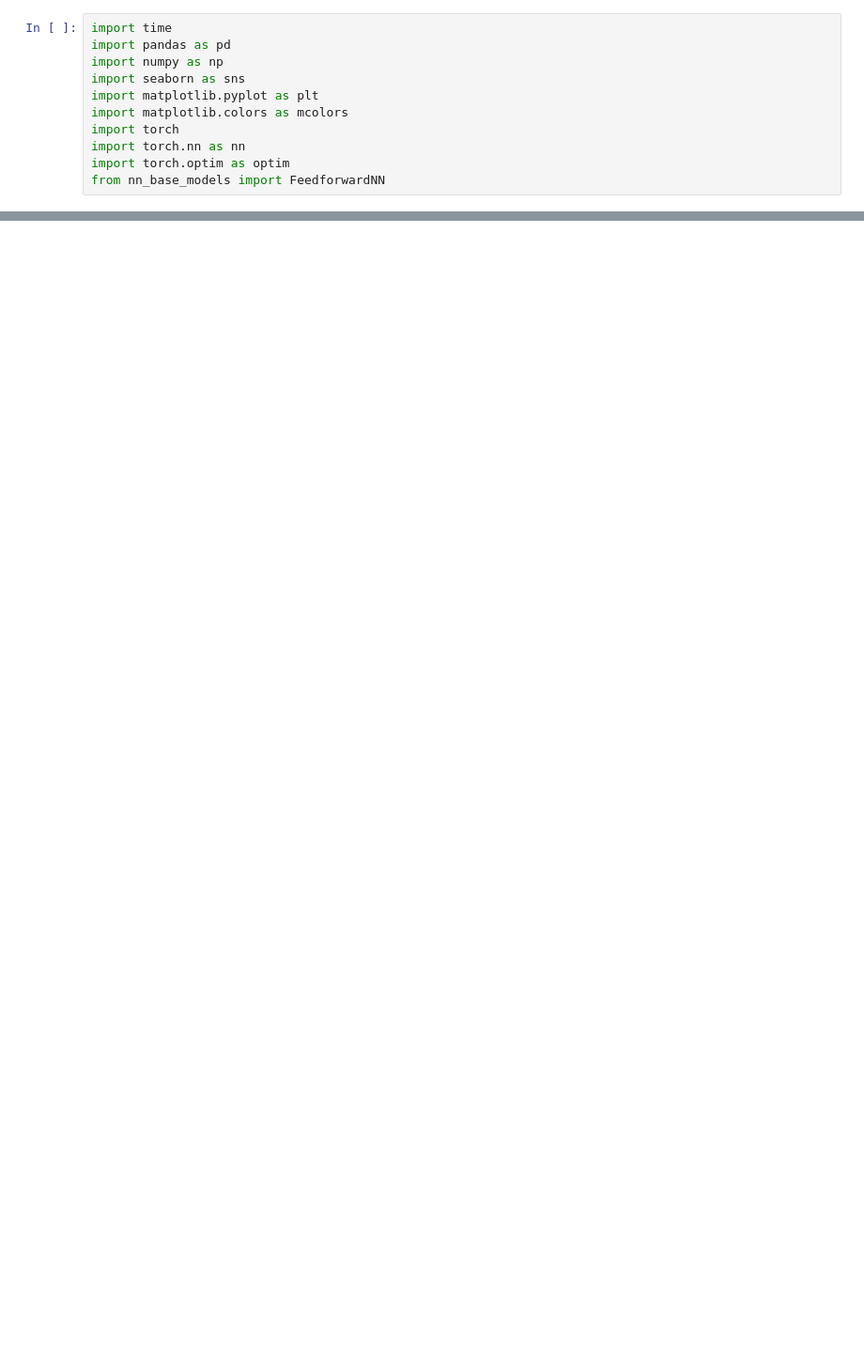
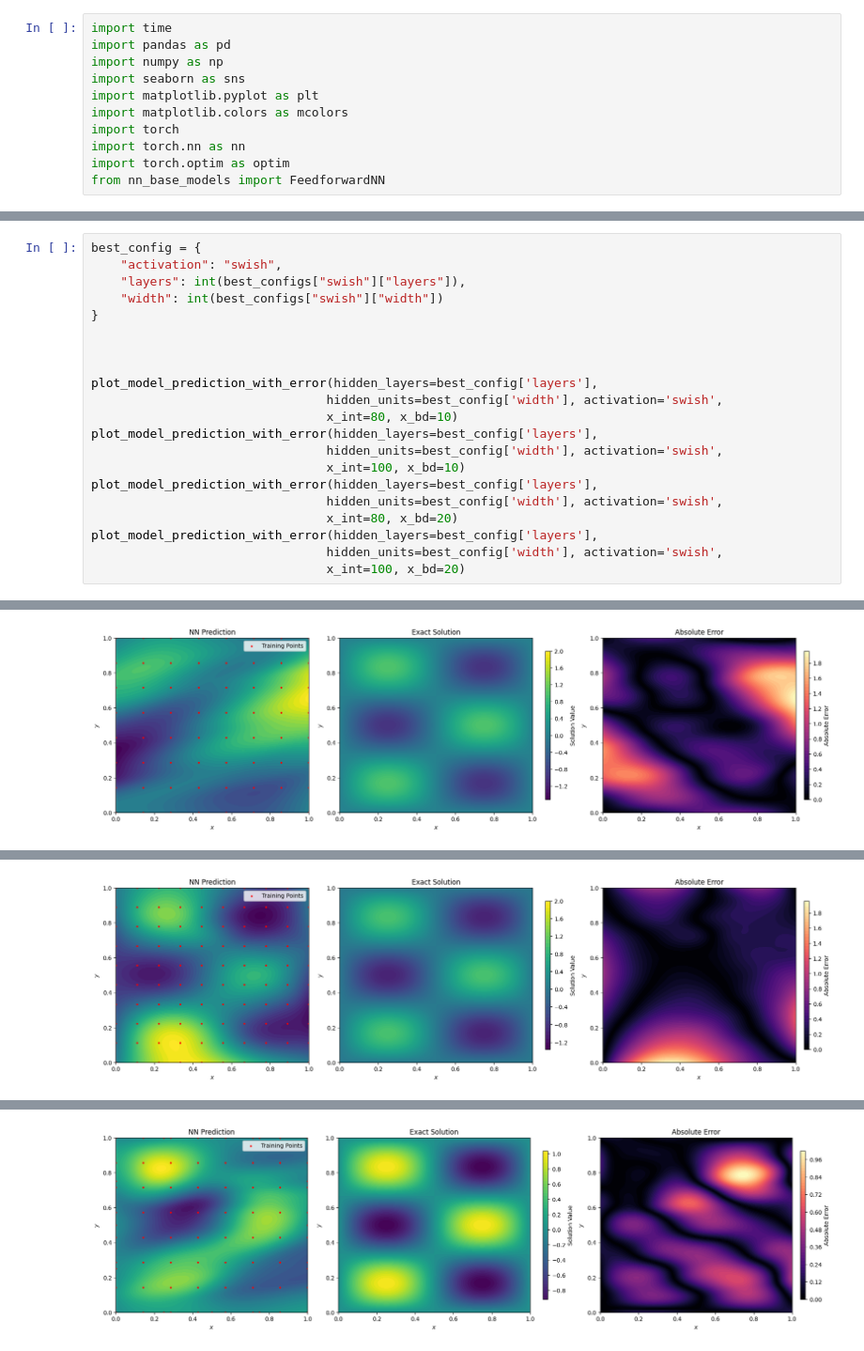
Before and after one commit to intimantripp/NeuralNetworksforPDEs, a Jupyter notebook: 6_PDEs_report.ipynb, the cells around one changed output, grey strips where cells are left out. Shown at 94% size. Drawn from its saved outputs; the diff is of its cells as text; blank space fills up the shorter version.

```diff
--- a/6_PDEs_report.ipynb
+++ b/6_PDEs_report.ipynb
@@ -319,0 +486,22 @@ Retraining: activation=relu, layers=6, width=1
+# %%
+best_config = {
+    "activation": "swish",
+    "layers": int(best_configs["swish"]["layers"]),
+    "width": int(best_configs["swish"]["width"])
+}
+
+
+
+plot_model_prediction_with_error(hidden_layers=best_config['layers'],
+                                hidden_units=best_config['width'], activation='swish',
+                                x_int=80, x_bd=10)
+plot_model_prediction_with_error(hidden_layers=best_config['layers'],
+                                hidden_units=best_config['width'], activation='swish',
+                                x_int=100, x_bd=10)
+plot_model_prediction_with_error(hidden_layers=best_config['layers'],
+                                hidden_units=best_config['width'], activation='swish',
+                                x_int=80, x_bd=20)
+plot_model_prediction_with_error(hidden_layers=best_config['layers'],
+                                hidden_units=best_config['width'], activation='swish',
+                                x_int=100, x_bd=20)
+# %% [output]
@@ -319,0 +511 @@ Retraining: activation=relu, layers=6, width=1
+[figure, added]
@@ -319,0 +515 @@ Retraining: activation=relu, layers=6, width=1
+[figure, added]
@@ -319,0 +519 @@ Retraining: activation=relu, layers=6, width=1
+[figure, added]
```
Also changed, not shown: parts of 12 cells of this notebook, 23 other files.
